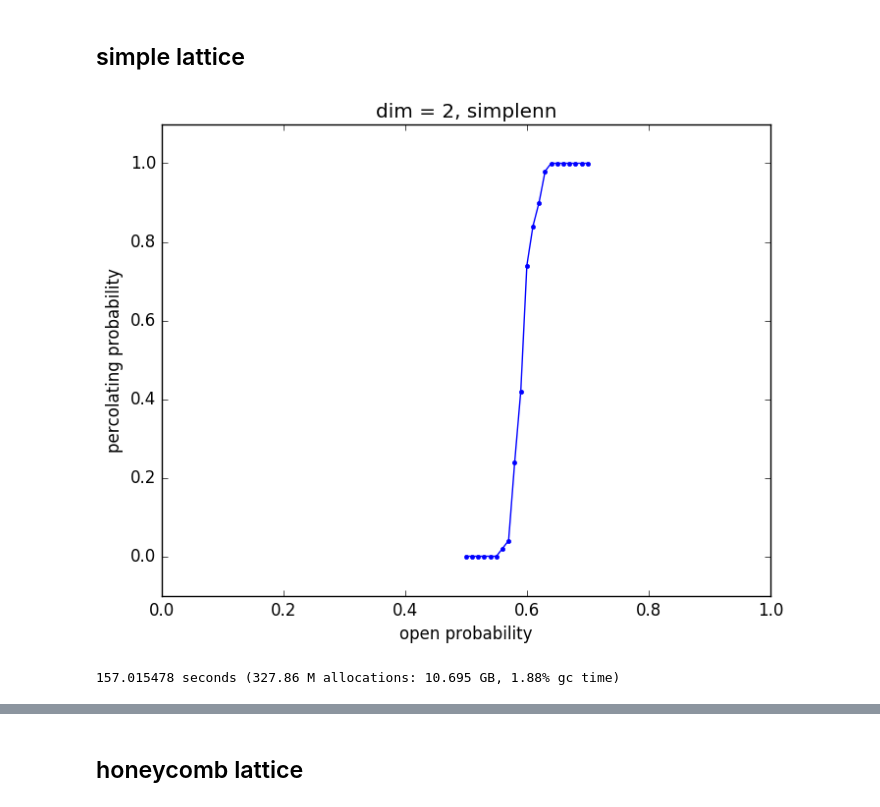
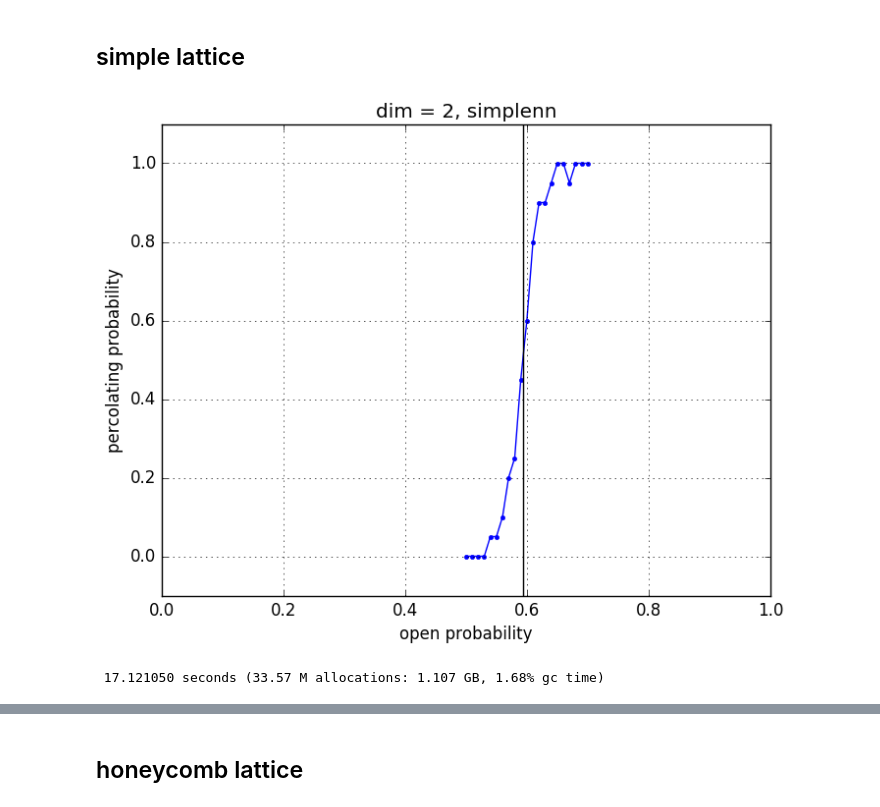
Before and after one commit to goropikari/Percolation.jl, a Jupyter notebook: example/percolation.ipynb, the cells around one changed output, grey strips where cells are left out. Drawn from its saved outputs; the diff is of its cells as text; code cells hidden in the pictures.

```diff
--- a/example/percolation.ipynb
+++ b/example/percolation.ipynb
@@ -300,19 +321,21 @@ axis([0, 1, -0.1, 1.1]);
 # %%
 plist = collect(0.5:0.01:0.7)
 hit = zeros(Int64, length(plist))
-N = 100; trial = 50; dim = 2
+N = 50; trial = 20; dim = 2
 @time for i in 1:length(plist)
     for itr in 1:trial
         square = simplenn(N, dim, plist[i])
         hit[i] += percolation(square)
     end
 end
 hit /= trial;
 plot(plist, hit, ".-");
+plot([0.593, 0.593], [-0.5, 1.1], "k")
+grid("on")
 title("dim = $dim, simplenn")
 xlabel("open probability")
 ylabel("percolating probability")
 axis([0, 1, -0.1, 1.1]);
 # %% [output]
-[figure, old version]
+[figure, new version]
-157.015478 seconds (327.86 M allocations: 10.695 GB, 1.88% gc time)
+ 17.121050 seconds (33.57 M allocations: 1.107 GB, 1.68% gc time)
```
Also changed, not shown: parts of 27 cells of this notebook, 1 other file.
